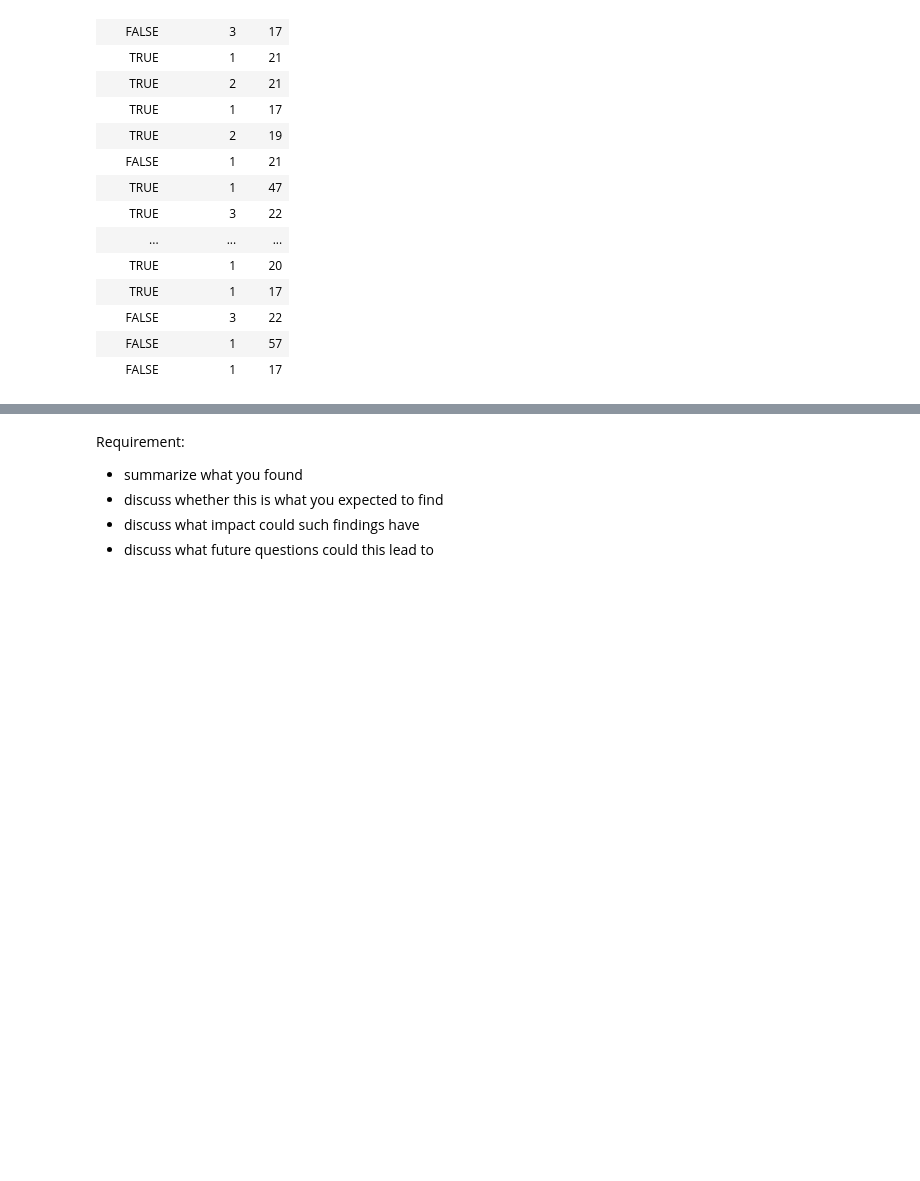
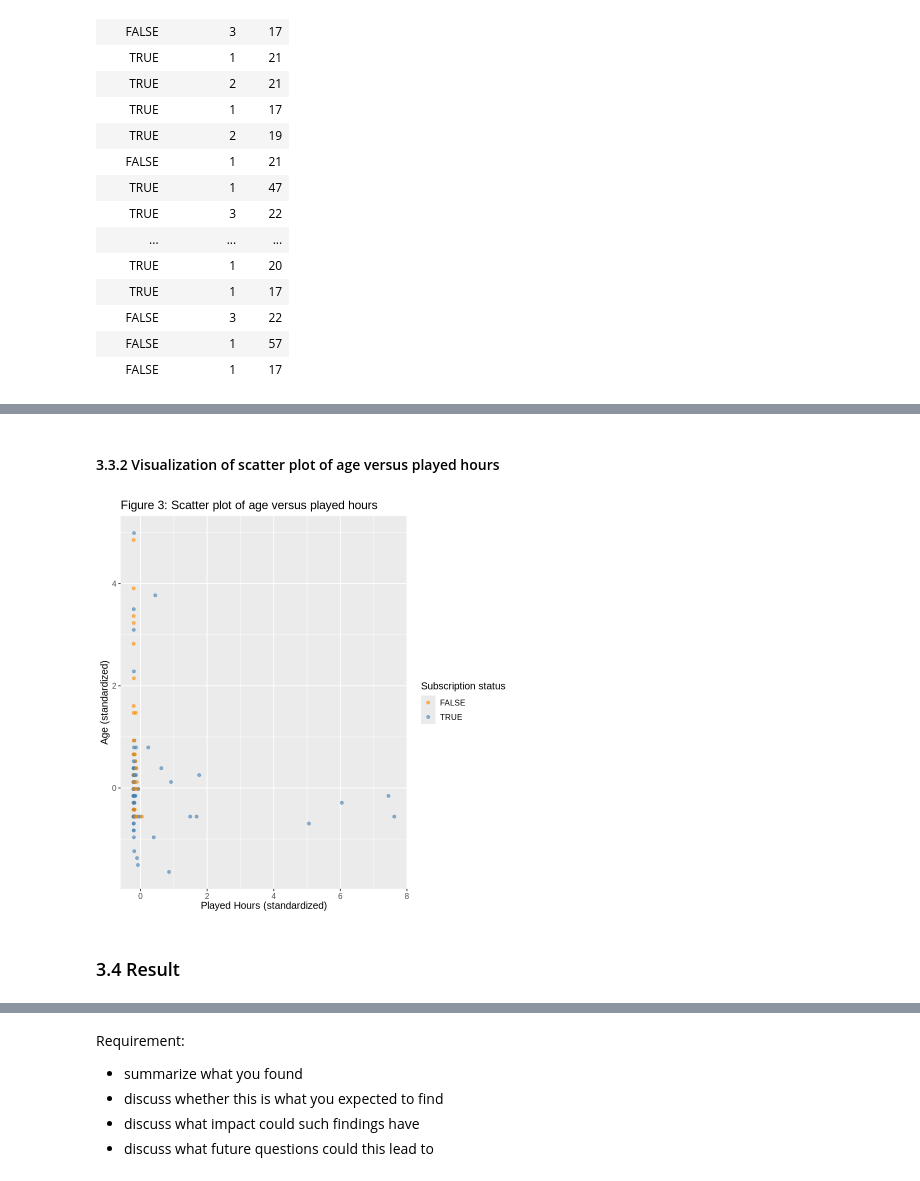
Before and after one commit to Sandyyyin/project_final_report, a Jupyter notebook: project_final_report_1.ipynb, the cells around one changed output, grey strips where cells are left out. Saved outputs shown, nothing was run; the diff lists cells and outputs as text; code cells hidden in the pictures; blank space fills up the shorter version.

Commit message:
part 3 (method and results)

```diff
--- a/project_final_report_1.ipynb
+++ b/project_final_report_1.ipynb
@@ -182,0 +252,32 @@ Requirement:
+# %% [markdown]
+#### 3.3.2 Visualization of scatter plot of age versus played hours
+# %%
+wrangling_players_data_3 <- players_data |>
+    select(subscribe, played_hours, Age) |>
+    filter(!is.na(Age))
+
+wrangling_players_data_3 <- wrangling_players_data_3 |>
+    mutate(subscribe = as_factor(subscribe))
+
+players_data_recipe_3 <- recipe(subscribe ~ ., data = wrangling_players_data_3) |>
+    step_scale(all_predictors()) |>
+    step_center(all_predictors()) |>
+    prep()
+
+scaled_players_data_3 <- bake(players_data_recipe_3, wrangling_players_data_3)
+
+hours_age <- scaled_players_data_3 |>
+    ggplot(aes(x = played_hours, y = Age, color = subscribe)) +
+    geom_point(alpha = 0.6) +
+    labs(x = "Played Hours (standardized)",
+         y = "Age (standardized)",
+         color = "Subscription status") +
+    scale_color_manual(values = c("darkorange", "steelblue")) +
+    theme(text = element_text(size = 12)) +
+    ggtitle("Figure 3: Scatter plot of age versus played hours")
+
+hours_age
+# %% [output]
+[figure, added]
+# %% [markdown]
+### 3.4 Result
```
Also changed, not shown: parts of 21 cells of this notebook.
